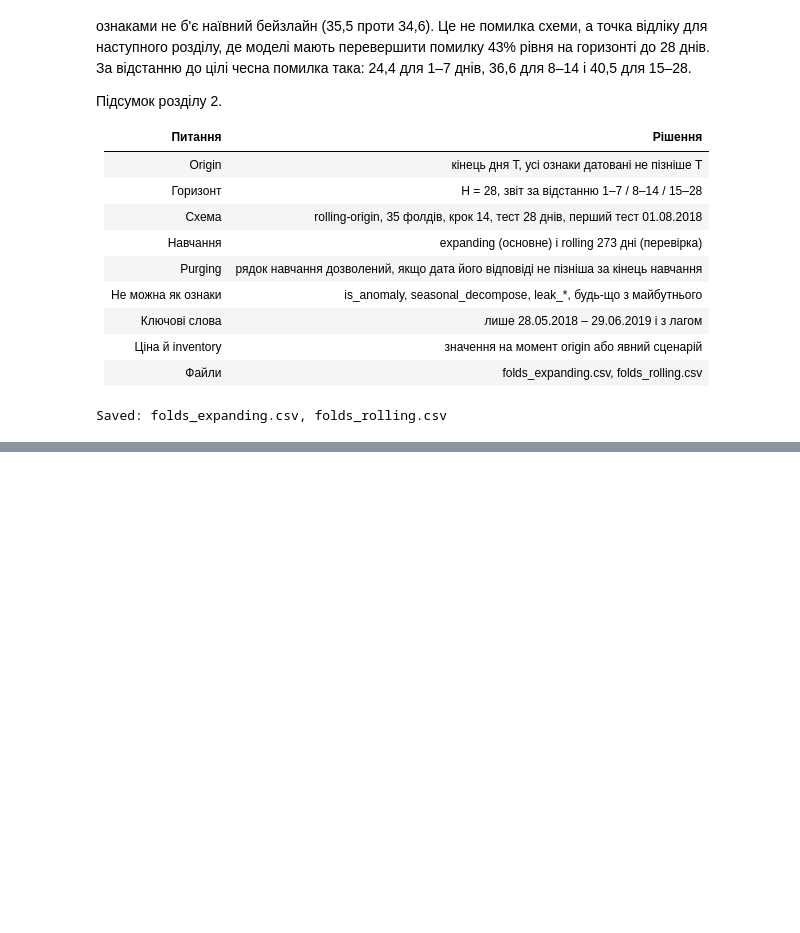
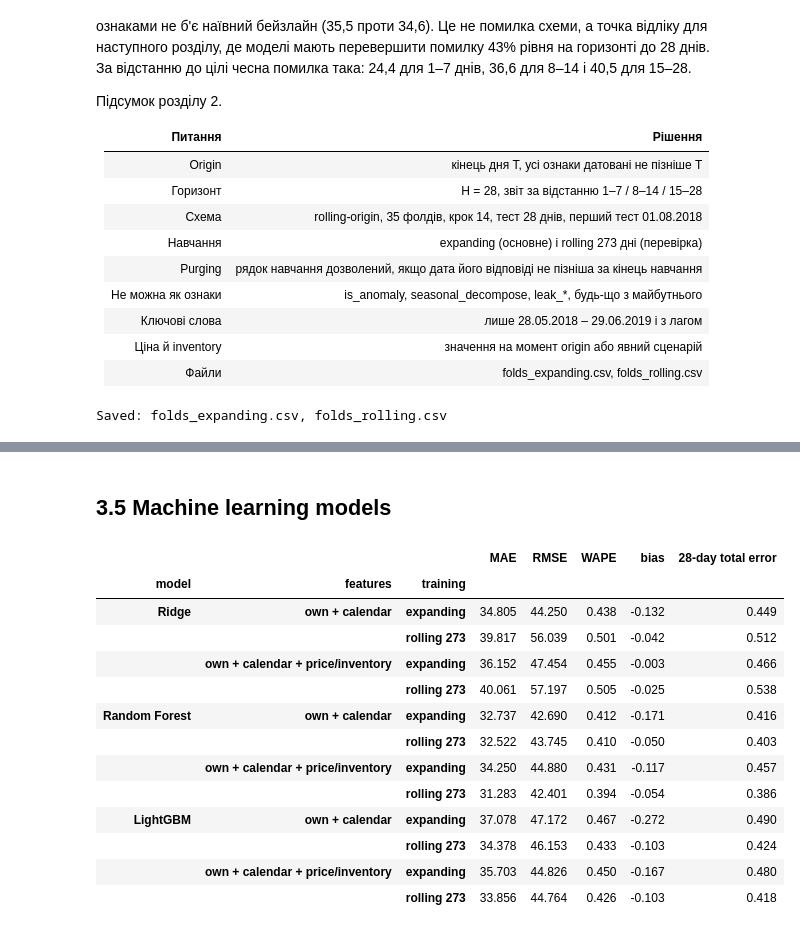
Before and after one commit to krasniukevych-marichka/Ice-Maker, a Jupyter notebook: eda.ipynb, the cells around one changed output, grey strips where cells are left out. Saved outputs shown, nothing was run; the diff lists cells and outputs as text; code cells hidden in the pictures; blank space fills up the shorter version.

```diff
--- a/eda.ipynb
+++ b/eda.ipynb
@@ -2148,0 +2277,14 @@ Saved: folds_expanding.csv, folds_rolling.csv
+# %%
+screen_series = log_series.loc[:FIRST_TEST_START - pd.Timedelta(days=1)].copy()
+screen_series.index.freq = "D"
+screen_rows = []
+for order in [(0, 1, 1), (1, 1, 0), (1, 1, 1), (2, 1, 1), (2, 1, 2), (3, 1, 2)]:
+    for seasonal in [(0, 0, 0, 0), (0, 0, 1, 7), (1, 0, 1, 7), (0, 1, 1, 7)]:
+        try:
+            fit = SARIMAX(screen_series, order=order, seasonal_order=seasonal).fit(disp=False, maxiter=60)
+            screen_rows.append({"order": order, "seasonal": seasonal, "AIC": fit.aic})
+        except Exception:
+            pass
+screening = pd.DataFrame(screen_rows).sort_values("AIC").reset_index(drop=True)
+print(f"Screening by AIC on the data before the first fold ({len(screen_series)} days), 8 best of {len(screening)}:")
+display(screening.head(8).round(1))
@@ -2148,0 +2334,53 @@ Saved: folds_expanding.csv, folds_rolling.csv
+# %% [markdown]
+## 3.5 Machine learning models
+# %%
+OWN_FEATURES = [c for c in FEATURES if c.startswith(("y_lag", "roll", "std7", "ratio"))]
+EXO_FEATURES = [c for c in FEATURES if c.endswith("_T")]
+CALENDAR = ["h", "dow_target", "month_target", "event_target"]
+feature_sets = {"own + calendar": OWN_FEATURES + CALENDAR, "own + calendar + price/inventory": OWN_FEATURES + EXO_FEATURES + CALENDAR}
+
+ml_factories = {
+    "Ridge": (lambda: make_pipeline(StandardScaler(), Ridge(alpha=10)), True),
+    "Random Forest": (lambda: RandomForestRegressor(n_estimators=100, min_samples_leaf=5, max_features=0.5, n_jobs=-1, random_state=0), False),
+    "LightGBM": (lambda: lgb.LGBMRegressor(n_estimators=200, learning_rate=0.03, num_leaves=8, min_child_samples=40,
+                                           subsample=0.8, subsample_freq=1, colsample_bytree=0.8, random_state=0, verbose=-1), False),
+}
+ROLLING_DAYS = INITIAL_TRAIN_DAYS
+
+def ml_forecast(factory, cols, use_log, rolling):
+    def fn(te, dates):
+        tr = train_rows(table, te)
+        if rolling:
+            tr = tr[tr["origin"] > te - pd.Timedelta(days=ROLLING_DAYS)]
+        ts_ = test_rows(table, te, dates[0], dates[-1]).sort_values("h")
+        model = factory()
+        model.fit(tr[cols], np.log1p(tr["y"]) if use_log else tr["y"])
+        p = model.predict(ts_[cols])
+        return np.clip(np.expm1(p) if use_log else p, 0, None)
+    return fn
+
+ml_names = []
+for model_name, (factory, use_log) in ml_factories.items():
+    for fs_name, cols in feature_sets.items():
+        for rolling in (False, True):
+            name = f"{model_name} | {fs_name} | {'rolling 273' if rolling else 'expanding'}"
+            evaluate(name, ml_forecast(factory, cols, use_log, rolling))
+            ml_names.append(name)
+ml_table = score_table(ml_names)
+ml_table.index = pd.MultiIndex.from_tuples([tuple(n.split(" | ")) for n in ml_table.index], names=["model", "features", "training"])
+display(ml_table.round(3))
+# %% [output]
+|  |  |  | MAE | RMSE | WAPE | bias | 28-day total error |
+| model | features | training |  |  |  |  |  |
+| Ridge | own + calendar | expanding | 34.805 | 44.250 | 0.438 | -0.132 | 0.449 |
+|  |  | rolling 273 | 39.817 | 56.039 | 0.501 | -0.042 | 0.512 |
+|  | own + calendar + price/inventory | expanding | 36.152 | 47.454 | 0.455 | -0.003 | 0.466 |
+|  |  | rolling 273 | 40.061 | 57.197 | 0.505 | -0.025 | 0.538 |
+| Random Forest | own + calendar | expanding | 32.737 | 42.690 | 0.412 | -0.171 | 0.416 |
+|  |  | rolling 273 | 32.522 | 43.745 | 0.410 | -0.050 | 0.403 |
+|  | own + calendar + price/inventory | expanding | 34.250 | 44.880 | 0.431 | -0.117 | 0.457 |
+|  |  | rolling 273 | 31.283 | 42.401 | 0.394 | -0.054 | 0.386 |
+| LightGBM | own + calendar | expanding | 37.078 | 47.172 | 0.467 | -0.272 | 0.490 |
+|  |  | rolling 273 | 34.378 | 46.153 | 0.433 | -0.103 | 0.424 |
+|  | own + calendar + price/inventory | expanding | 35.703 | 44.826 | 0.450 | -0.167 | 0.480 |
+|  |  | rolling 273 | 33.856 | 44.764 | 0.426 | -0.103 | 0.418 |
```
Also changed, not shown: parts of 31 cells of this notebook.
